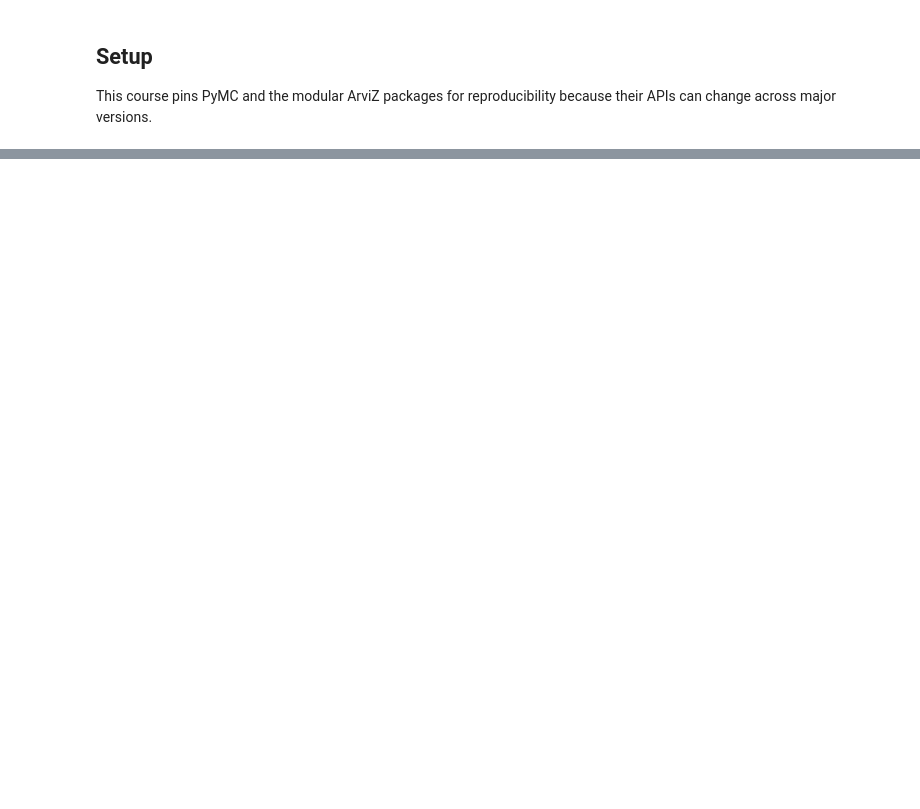
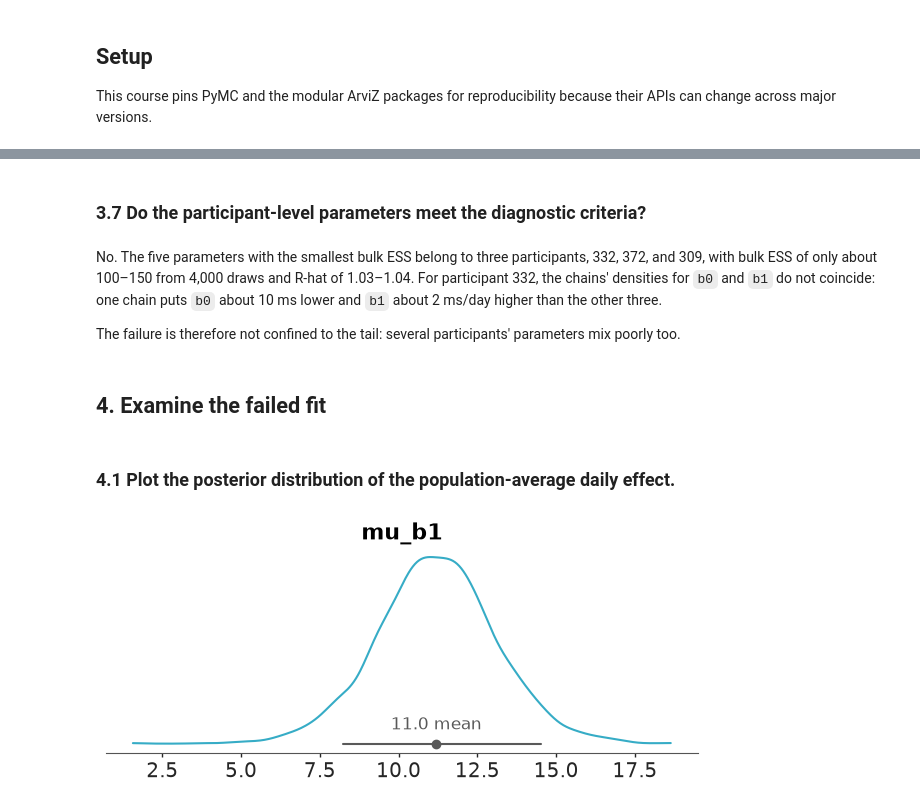
Before and after one commit to opherdonchin/BayesShortCourse, a Jupyter notebook: sleep/solved/10_exgaussian_default_priors.ipynb, the cells around one changed output, grey strips where cells are left out. Saved outputs shown, nothing was run; the diff lists cells and outputs as text; code cells hidden in the pictures; blank space fills up the shorter version.

```diff
--- a/sleep/solved/10_exgaussian_default_priors.ipynb
+++ b/sleep/solved/10_exgaussian_default_priors.ipynb
@@ -342,0 +431,20 @@ With this prior, sampling itself struggled (maximum tree depth on every chain, R
+# %% [markdown]
+### 3.7 Do the participant-level parameters meet the diagnostic criteria?
+# %% [markdown]
+No. The five parameters with the smallest bulk ESS belong to three participants, 332, 372, and 309, with bulk ESS of only about 100–150 from 4,000 draws and R-hat of 1.03–1.04. For participant 332, the chains' densities for `b0` and `b1` do not coincide: one chain puts `b0` about 10 ms lower and `b1` about 2 ms/day higher than the other three.
+
+The failure is therefore not confined to the tail: several participants' parameters mix poorly too.
+# %% [markdown]
+## 4. Examine the failed fit
+# %% [markdown]
+### 4.1 Plot the posterior distribution of the population-average daily effect.
+# %%
+azp.plot_dist(
+    idata,
+    var_names=["mu_b1"],
+    ci_prob=0.90,
+    ci_kind="hdi",
+    point_estimate="mean",
+);
+# %% [output]
+[figure, added]
```
Also changed, not shown: parts of 82 cells of this notebook, 3 other files.
